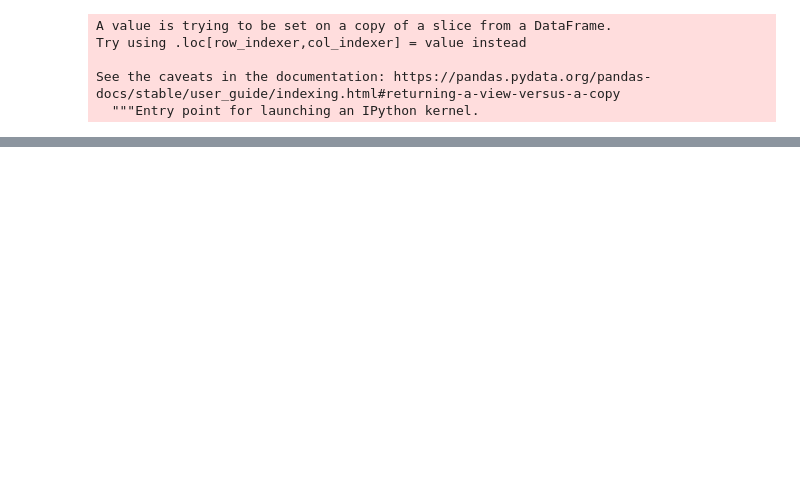
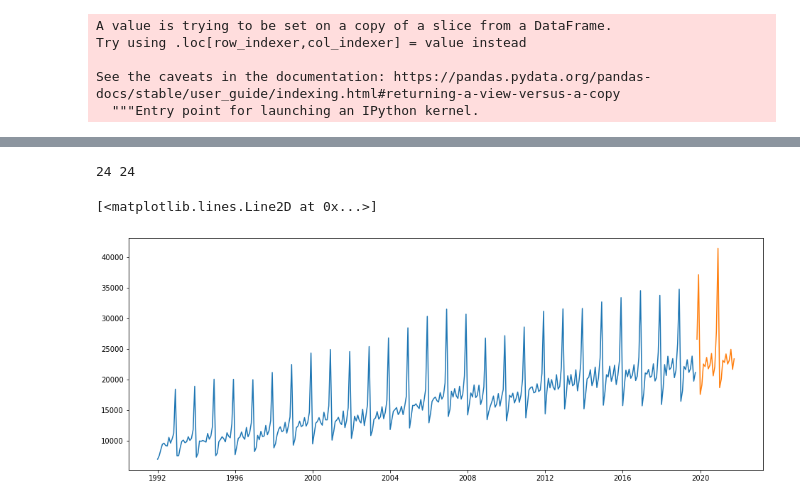
Before and after one commit to mxagar/data_science_python_tools, a Jupyter notebook: 19_NeuralNetworks_Keras/19_07_Keras_RNN/19_07_2_RNN_Example_1_Sales.ipynb, the cells around one changed output, grey strips where cells are left out. Saved outputs shown, nothing was run; the diff lists cells and outputs as text; code cells hidden in the pictures; blank space fills up the shorter version.

Commit message:
forecasting

```diff
--- a/19_NeuralNetworks_Keras/19_07_Keras_RNN/19_07_2_RNN_Example_1_Sales.ipynb
+++ b/19_NeuralNetworks_Keras/19_07_Keras_RNN/19_07_2_RNN_Example_1_Sales.ipynb
@@ -244,0 +289,5 @@ test.plot(figsize=(10,5))
+# %%
+# We train it, this time without early stopping;
+# instead we train the number of epochs before the early stop before
+model.fit_generator(generator,
+                    epochs=9)
@@ -244,0 +314,12 @@ test.plot(figsize=(10,5))
+# %%
+# After training, we forecast into the future the range we want
+forecast = []
+periods_into_future = 24
+current_batch = scaled_full_data[-length:].reshape((1,length,n_features))
+for i in range(periods_into_future):
+    predicted = model.predict(current_batch)[0]
+    forecast.append(predicted)
+    current_batch = np.append(current_batch[:,1:,:],[[predicted]],axis=1)
+# %%
+# We inverse the scaling
+forecast = scaler.inverse_transform(forecast)
@@ -244,0 +338,8 @@ test.plot(figsize=(10,5))
+# %%
+# Since we finish on 2019-10-01 with stapsize of 1 month in our full dataset
+# we take the next day as start day and the frequency tring 'MS' for monthly data
+# More on freq strings: google("pandas frequency strings")
+# https://stackoverflow.com/questions/35339139/what-values-are-valid-in-pandas-freq-tags
+forecast_index = pd.date_range(start='2019-11-01',
+                               periods=periods_into_future,
+                               freq='MS')
@@ -244,0 +356,13 @@ test.plot(figsize=(10,5))
+# %%
+# Check lengths
+print(len(forecast),len(forecast_index))
+# %% [output]
+24 24
+# %%
+# Now we plot it
+plt.figure(figsize=(16,6))
+plt.plot(df.index,df['Sales'])
+plt.plot(forecast_index,forecast)
+# %% [output]
+[<matplotlib.lines.Line2D at 0x...>]
+[figure, added]
```
Also changed, not shown: parts of 19 cells of this notebook.
